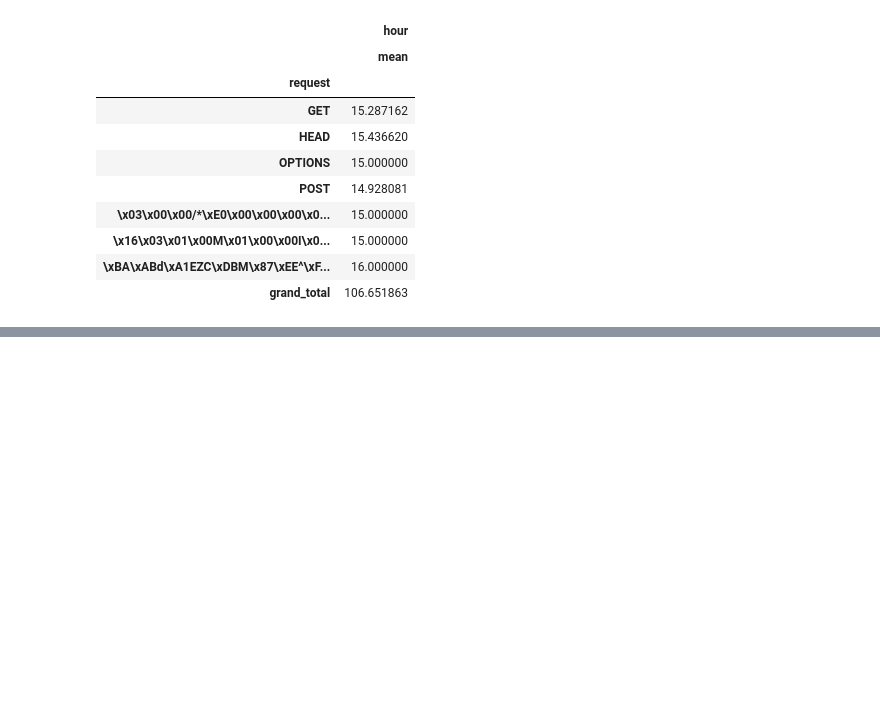
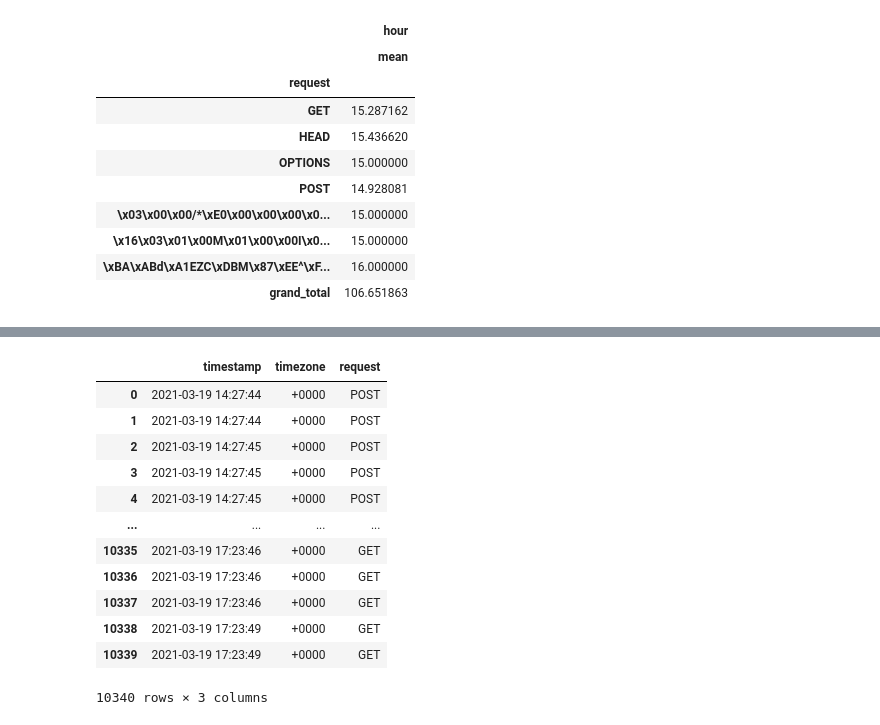
Before and after one commit to rabbaninew/weblog, a Jupyter notebook: weblog_update.ipynb, the cells around one changed output, grey strips where cells are left out. Saved outputs shown, nothing was run; the diff lists cells and outputs as text; code cells hidden in the pictures; blank space fills up the shorter version.

```diff
--- a/weblog_update.ipynb
+++ b/weblog_update.ipynb
@@ -240,0 +331,6 @@ data.groupby(["request"]).agg({'hour': ['mean']}).stb.subtotal()
+# %%
+for i in r:
+  for j in flattened:
+    if i==j['request']:
+      weblog= j
+      x = mycol.insert_one(weblog)
@@ -240,0 +421,16 @@ data.groupby(["request"]).agg({'hour': ['mean']}).stb.subtotal()
+# %%
+data
+# %% [output]
+|  | timestamp | timezone | request |
+| 0 | 2021-03-19 14:27:44 | +0000 | POST |
+| 1 | 2021-03-19 14:27:44 | +0000 | POST |
+| 2 | 2021-03-19 14:27:45 | +0000 | POST |
+| 3 | 2021-03-19 14:27:45 | +0000 | POST |
+| 4 | 2021-03-19 14:27:45 | +0000 | POST |
+| ... | ... | ... | ... |
+| 10335 | 2021-03-19 17:23:46 | +0000 | GET |
+| 10336 | 2021-03-19 17:23:46 | +0000 | GET |
+| 10337 | 2021-03-19 17:23:46 | +0000 | GET |
+| 10338 | 2021-03-19 17:23:49 | +0000 | GET |
+| 10339 | 2021-03-19 17:23:49 | +0000 | GET |
+10340 rows × 3 columns
```
Also changed, not shown: parts of 36 cells of this notebook.
